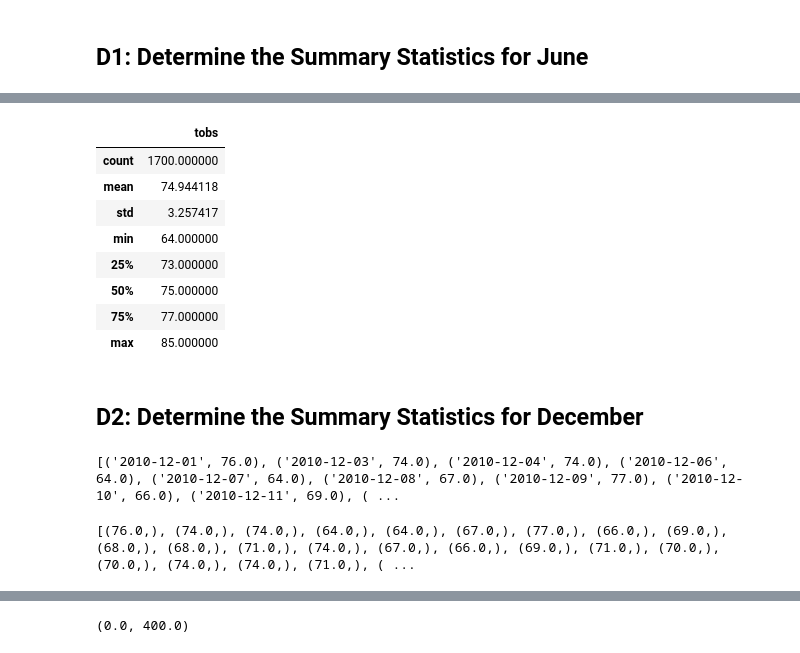
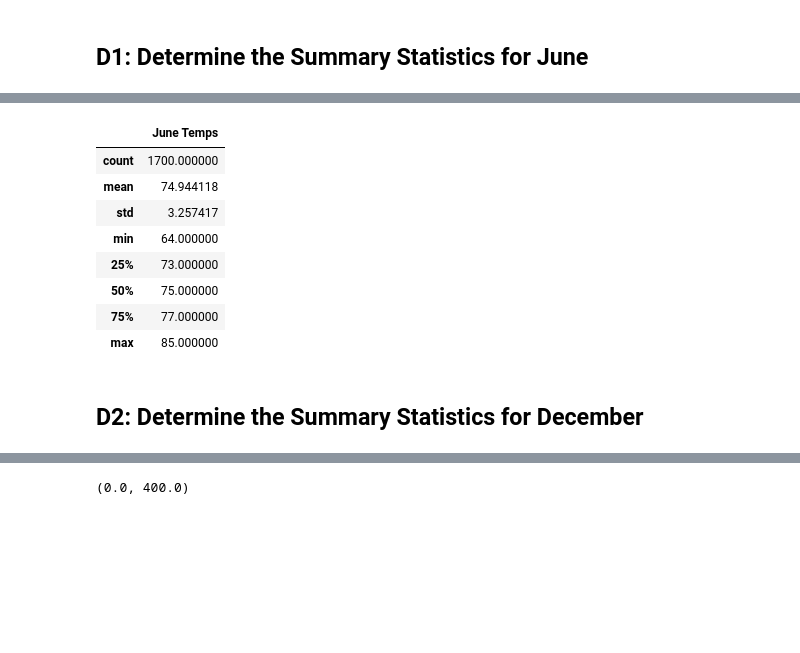
Before and after one commit to abramscris/surfs_up, a Jupyter notebook: SurfsUp_Challenge.ipynb, the cells around one changed output, grey strips where cells are left out. Drawn from its saved outputs; the diff is of its cells as text; code cells hidden in the pictures; blank space fills up the shorter version.

```diff
--- a/SurfsUp_Challenge.ipynb
+++ b/SurfsUp_Challenge.ipynb
@@ -44,6 +34,5 @@ first_row.__dict__
 from sqlalchemy import extract
 
 # 2. Write a query that filters the Measurement table to retrieve the temperatures for the month of June.
-# printed out the date to verify accuracy of the list
-june_date_temp = session.query(Measurement.date, Measurement.tobs).filter(extract('month', Measurement.date) == 6).all()
-print(june_date_temp)
+june = session.query(Measurement.date, Measurement.tobs).\
+filter(extract('month',Measurement.date) ==6).all()
@@ -59,4 +39,7 @@ print(june_temp)
+# %%
+#  3. Convert the June temperatures to a list.
+junetemps = list((june))
 # %%
 # 4. Create a DataFrame from the list of temperatures for the month of June.
-june_temp_df = pd.DataFrame(june_temp)
-print(june_temp_df)
+june_df = pd.DataFrame(junetemps,columns=['date','June Temps'])
+june_df.set_index(june_df['date'], inplace=True)
@@ -78,8 +46,8 @@ print(june_temp_df)
 # %%
 # 5. Calculate and print out the summary statistics for the June temperature DataFrame.
-june_temp_df.describe()
+june_df.describe()
 # %% [output]
-|  | tobs |
+|  | June Temps |
 | count | 1700.000000 |
 | mean | 74.944118 |
 | std | 3.257417 |
@@ -92,16 +60,10 @@ june_temp_df.describe()
 ## D2: Determine the Summary Statistics for December
 # %%
 # 6. Write a query that filters the Measurement table to retrieve the temperatures for the month of December.
-# printed out the date to verify accuracy of the list
-dec_date_temp = session.query(Measurement.date, Measurement.tobs).filter(extract('month', Measurement.date) == 12).all()
-print(dec_date_temp)
+december = session.query(Measurement.date, Measurement.tobs).\
+filter(extract('month',Measurement.date) ==12).all()
-# %% [output]
-[('2010-12-01', 76.0), ('2010-12-03', 74.0), ('2010-12-04', 74.0), ('2010-12-06', 64.0), ('2010-12-07', 64.0), ('2010-12-08', 67.0), ('2010-12-09', 77.0), ('2010-12-10', 66.0), ('2010-12-11', 69.0), ( ...
 # %%
 # 7. Convert the December temperatures to a list.
-dec_temp = session.query(Measurement.tobs).filter(extract('month', Measurement.date) == 12).all()
-print(dec_temp)
+dectemp = list((december))
-# %% [output]
-[(76.0,), (74.0,), (74.0,), (64.0,), (64.0,), (67.0,), (77.0,), (66.0,), (69.0,), (68.0,), (68.0,), (71.0,), (74.0,), (67.0,), (66.0,), (69.0,), (71.0,), (70.0,), (70.0,), (74.0,), (74.0,), (71.0,), ( ...
 # %%
 # 8. Create a DataFrame from the list of temperatures for the month of December.
```
Also changed, not shown: parts of 7 cells of this notebook, 2 other files.
